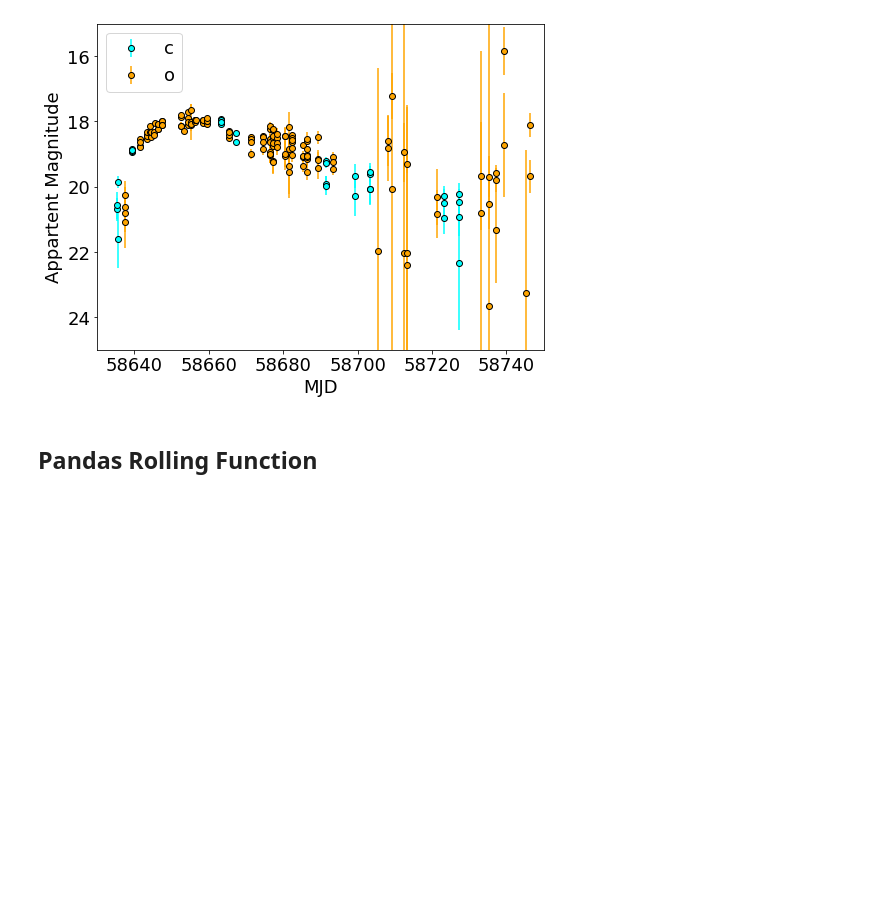
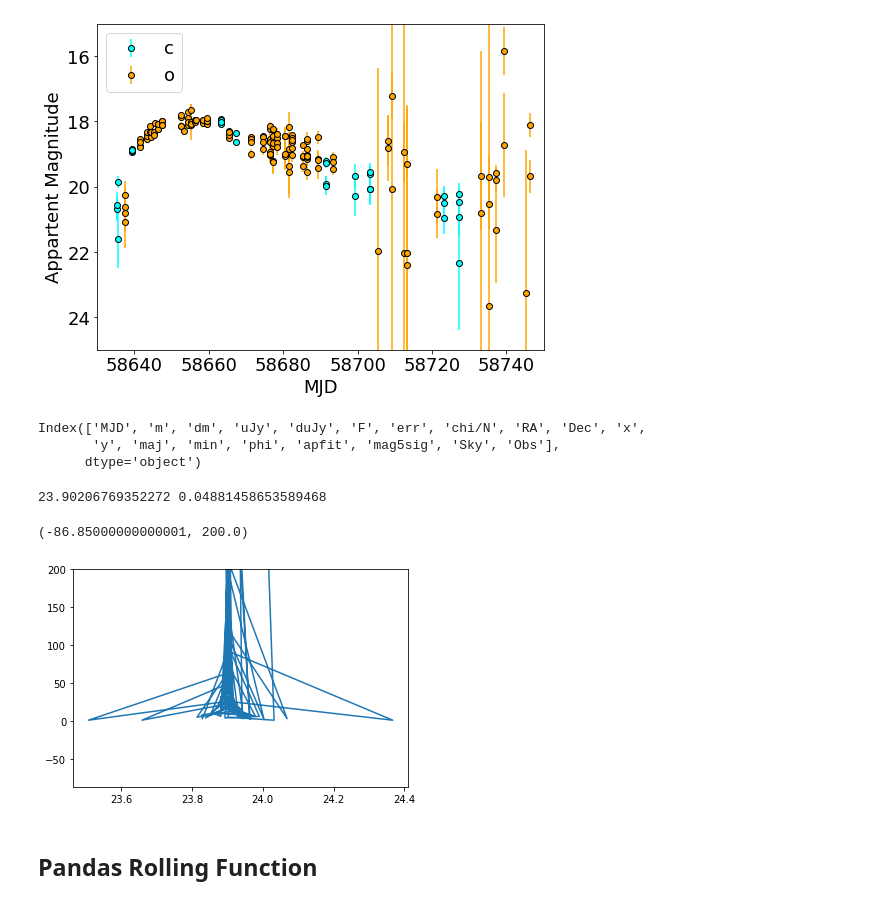
Before and after one commit to temuller/atlas_object, a Jupyter notebook: rolling_sigma_clipping.ipynb, the cells around one changed output. Drawn from its saved outputs; the diff is of its cells as text; code cells hidden in the pictures; blank space fills up the shorter version.

```diff
--- a/rolling_sigma_clipping.ipynb
+++ b/rolling_sigma_clipping.ipynb
@@ -30,6 +30,27 @@ ax.legend(fontsize=18)
 plt.show()
 # %% [output]
 [figure]
+# %%
+test_df.columns
+# %% [output]
+Index(['MJD', 'm', 'dm', 'uJy', 'duJy', 'F', 'err', 'chi/N', 'RA', 'Dec', 'x',
+       'y', 'maj', 'min', 'phi', 'apfit', 'mag5sig', 'Sky', 'Obs'],
+      dtype='object')
+# %%
+flux = test_df.uJy.values
+mag = test_df.m.values
+zp = mag + 2.5*np.log10(flux)
+zp = zp[zp>0]
+
+print(zp.mean(), zp.std())
+# %% [output]
+23.90206769352272 0.04881458653589468
+# %%
+plt.plot(zp, flux)
+plt.ylim(None, 200)
+# %% [output]
+(-86.85000000000001, 200.0)
+[figure, added]
 # %% [markdown]
 ## Pandas Rolling Function
 # %%
```
Also changed, not shown: 1 other file.
